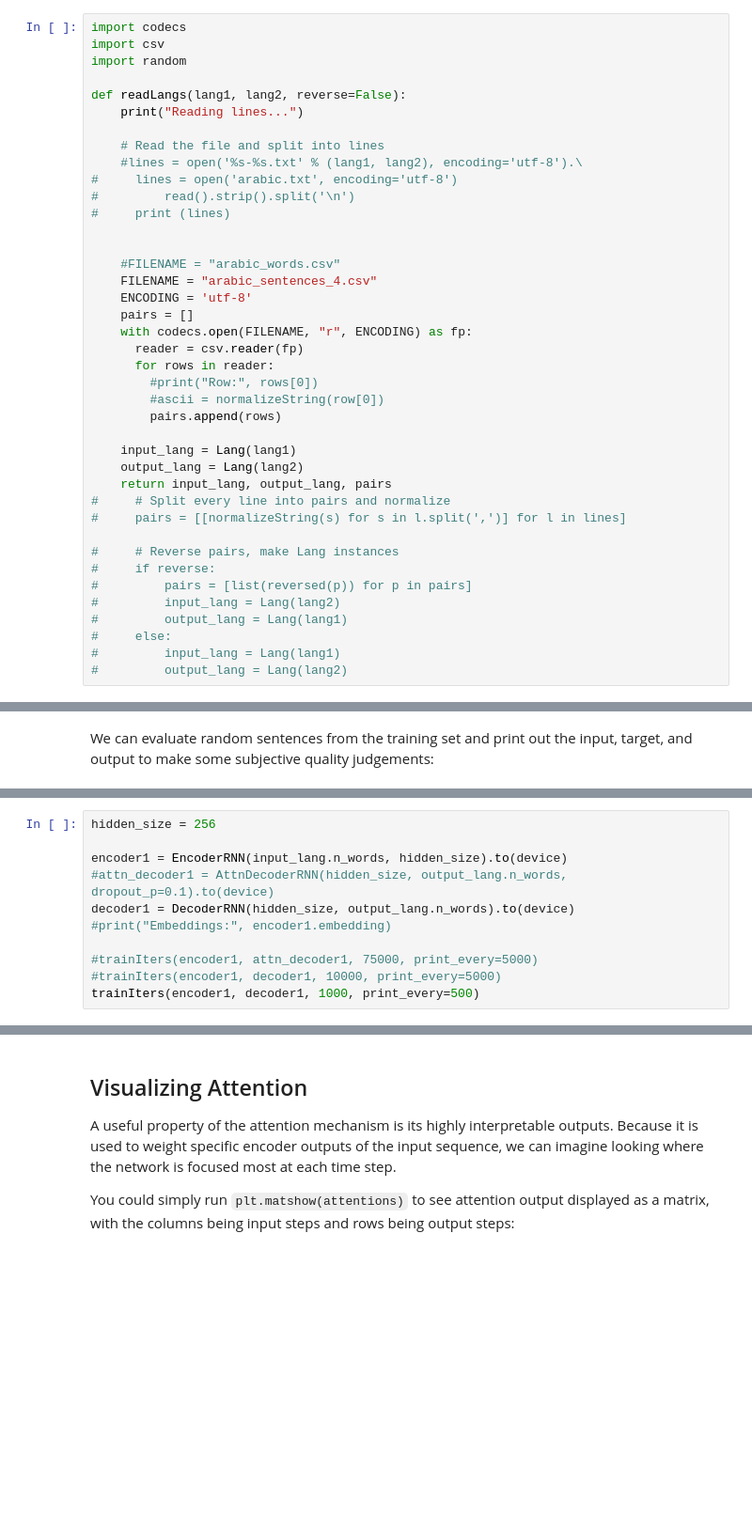
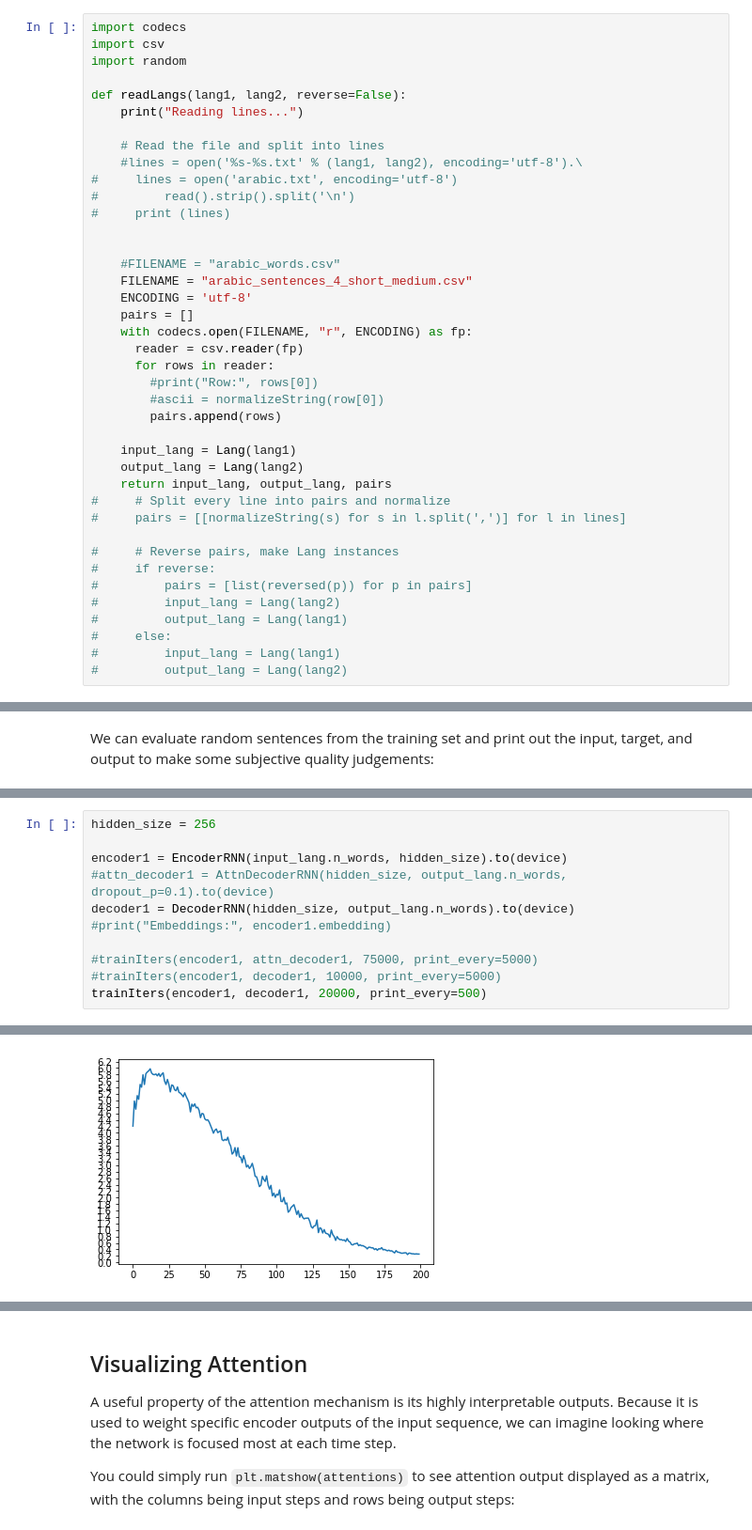
Before and after one commit to badamosor/csci-5922, a Jupyter notebook: arabic_seq2seq_trans.ipynb, the cells around one changed output, grey strips where cells are left out. Shown at 94% size. Cells and saved outputs as stored; diff of their text form; blank space fills up the shorter version.

```diff
--- a/arabic_seq2seq_trans.ipynb
+++ b/arabic_seq2seq_trans.ipynb
@@ -65,7 +65,7 @@ def readLangs(lang1, lang2, reverse=False):
 
 
     #FILENAME = "arabic_words.csv"
-    FILENAME = "arabic_sentences_4.csv"
+    FILENAME = "arabic_sentences_4_short_medium.csv"
     ENCODING = 'utf-8'
     pairs = []
     with codecs.open(FILENAME, "r", ENCODING) as fp:
@@ -444,5 +456,5 @@ decoder1 = DecoderRNN(hidden_size, output_lang.n_words).to(device)
 
 #trainIters(encoder1, attn_decoder1, 75000, print_every=5000)
 #trainIters(encoder1, decoder1, 10000, print_every=5000)
-trainIters(encoder1, decoder1, 1000, print_every=500)
+trainIters(encoder1, decoder1, 20000, print_every=500)
 # %% [output]
@@ -451,3 +479,4 @@ trainIters(encoder1, decoder1, 1000, print_every=500)
+[figure, added]
 # %%
 evaluateRandomly(encoder1, decoder1)
 # %% [output]
```
Also changed, not shown: parts of 8 cells of this notebook, 2 other files.
